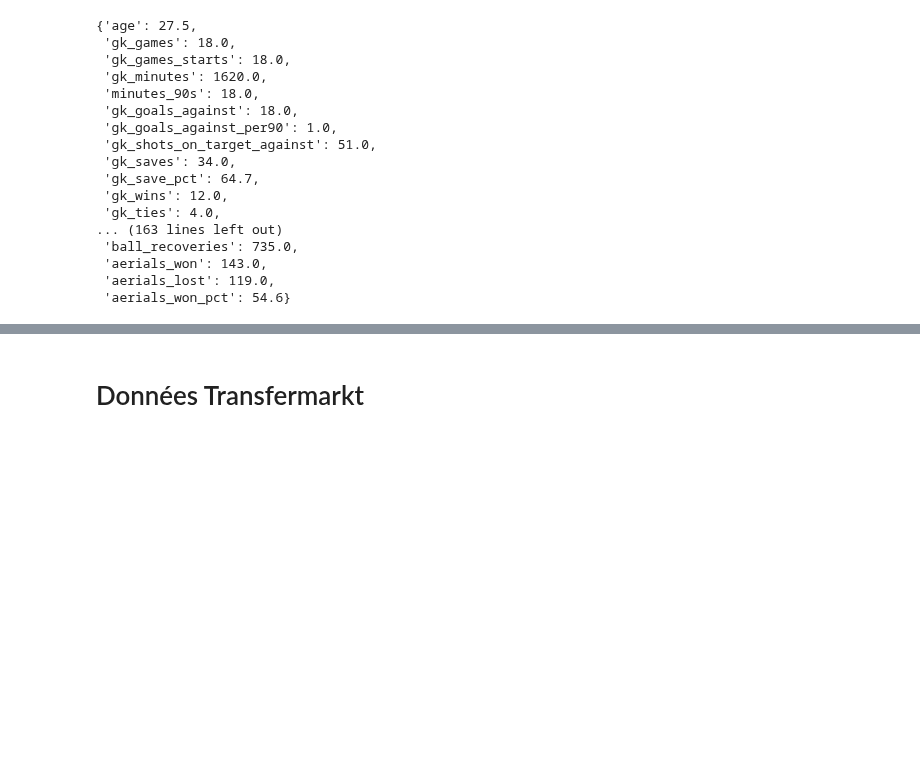
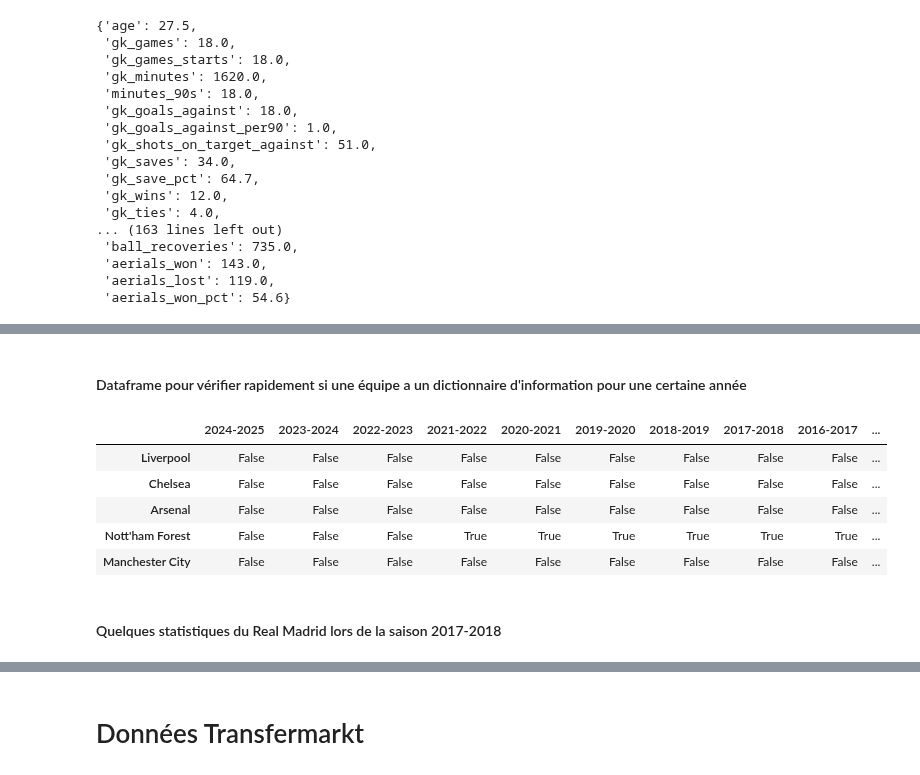
Before and after one commit to RiyadKT/Football-player-performance-prediction, a Jupyter notebook: final.ipynb, the cells around one changed output, grey strips where cells are left out. Cells and saved outputs as stored; diff of their text form; code cells hidden in the pictures; blank space fills up the shorter version.

Commit message:
restauration du pickle avec les données équipes

```diff
--- a/final.ipynb
+++ b/final.ipynb
@@ -453,0 +462,14 @@ global_team_stats_fbref.columns=list(map(lambda s:f'{s}-{s+1}',global_team_stats
+# %% [markdown]
+#### Dataframe pour vérifier rapidement si une équipe a un dictionnaire d'information pour une certaine année
+# %%
+na_global_team_stats=global_team_stats_fbref.isna()
+na_global_team_stats.head()
+# %% [output]
+|  | 2024-2025 | 2023-2024 | 2022-2023 | 2021-2022 | 2020-2021 | 2019-2020 | 2018-2019 | 2017-2018 | 2016-2017 | ... |
+| Liverpool | False | False | False | False | False | False | False | False | False | ... |
+| Chelsea | False | False | False | False | False | False | False | False | False | ... |
+| Arsenal | False | False | False | False | False | False | False | False | False | ... |
+| Nott'ham Forest | False | False | False | True | True | True | True | True | True | ... |
+| Manchester City | False | False | False | False | False | False | False | False | False | ... |
+# %% [markdown]
+#### Quelques statistiques du Real Madrid lors de la saison 2017-2018
```
Also changed, not shown: parts of 27 cells of this notebook, 1 other file.
